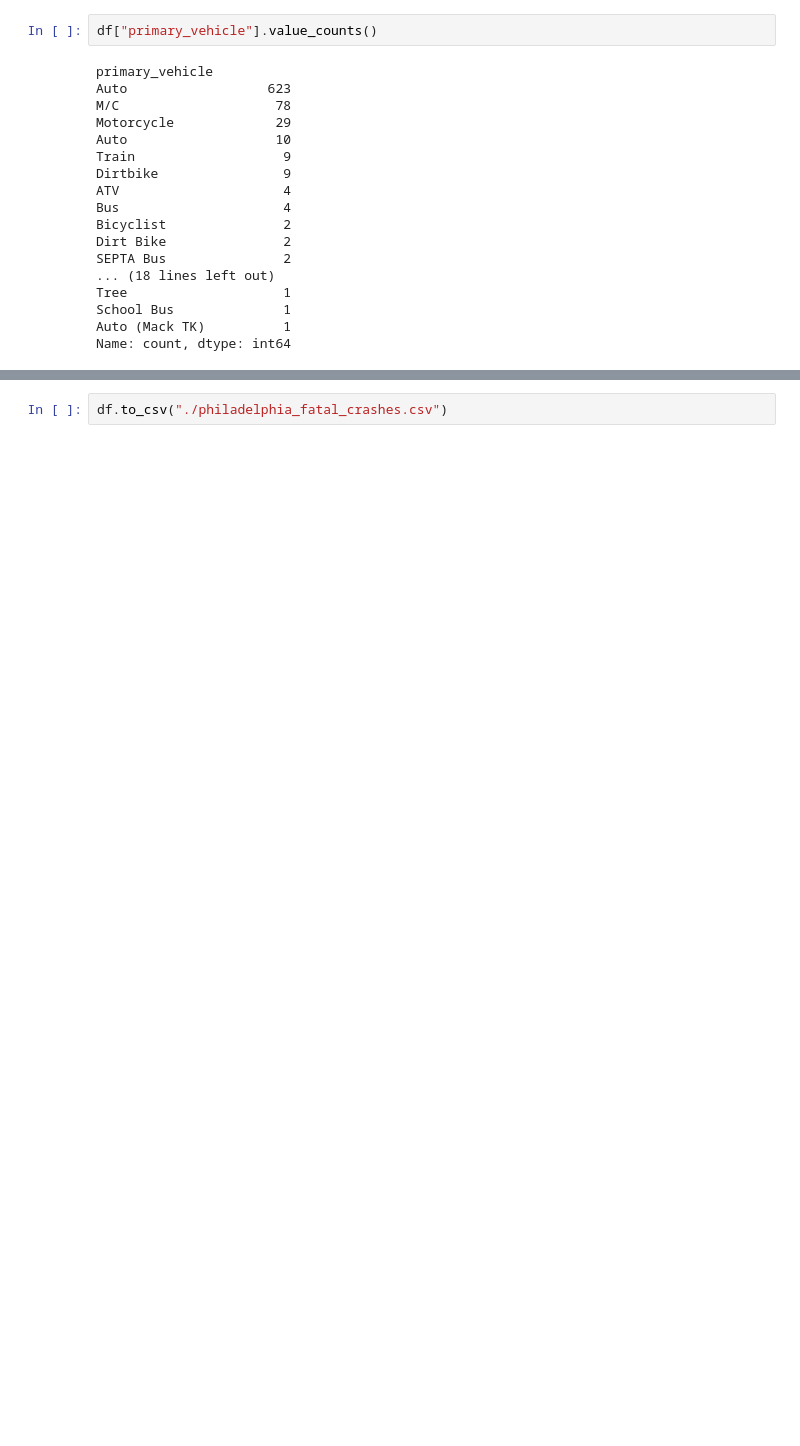
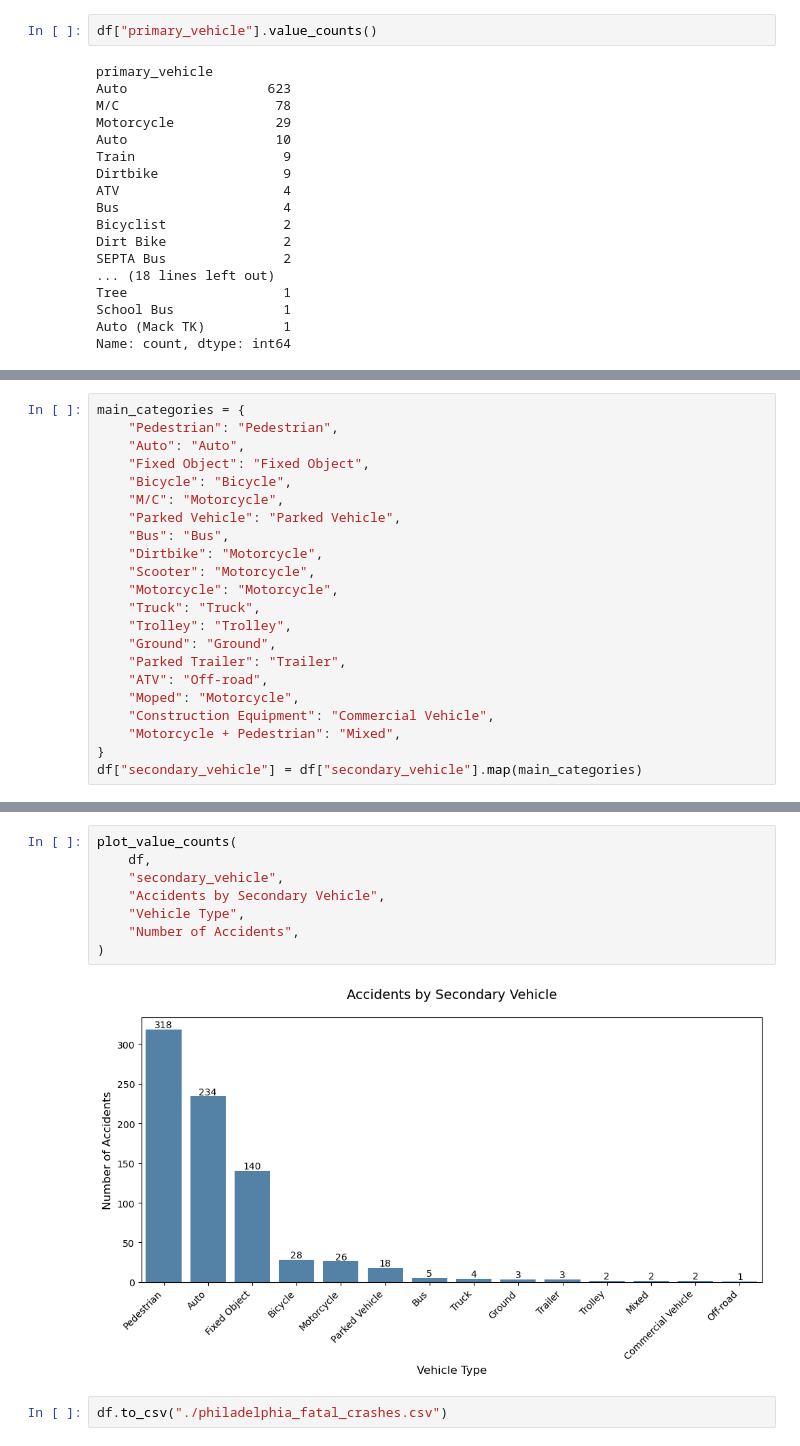
Before and after one commit to jibon-k/Philadelphia-crash-data, a Jupyter notebook: philadelphia_EDA.ipynb, the cells around one changed output, grey strips where cells are left out. Cells and saved outputs as stored; diff of their text form; blank space fills up the shorter version.

```diff
--- a/philadelphia_EDA.ipynb
+++ b/philadelphia_EDA.ipynb
@@ -457,0 +505,22 @@ plot_value_counts(
+# %%
+main_categories = {
+    "Pedestrian": "Pedestrian",
+    "Auto": "Auto",
+    "Fixed Object": "Fixed Object",
+    "Bicycle": "Bicycle",
+    "M/C": "Motorcycle",
+    "Parked Vehicle": "Parked Vehicle",
+    "Bus": "Bus",
+    "Dirtbike": "Motorcycle",
+    "Scooter": "Motorcycle",
+    "Motorcycle": "Motorcycle",
+    "Truck": "Truck",
+    "Trolley": "Trolley",
+    "Ground": "Ground",
+    "Parked Trailer": "Trailer",
+    "ATV": "Off-road",
+    "Moped": "Motorcycle",
+    "Construction Equipment": "Commercial Vehicle",
+    "Motorcycle + Pedestrian": "Mixed",
+}
+df["secondary_vehicle"] = df["secondary_vehicle"].map(main_categories)
@@ -458,2 +546,12 @@ plot_value_counts(
+# %%
+plot_value_counts(
+    df,
+    "secondary_vehicle",
+    "Accidents by Secondary Vehicle",
+    "Vehicle Type",
+    "Number of Accidents",
+)
+# %% [output]
+[figure, added]
 # %%
 df.to_csv("./philadelphia_fatal_crashes.csv")
```
Also changed, not shown: parts of 13 cells of this notebook.
